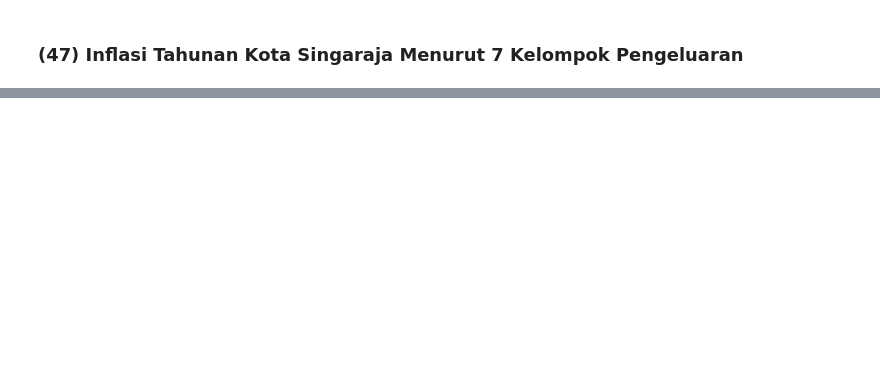
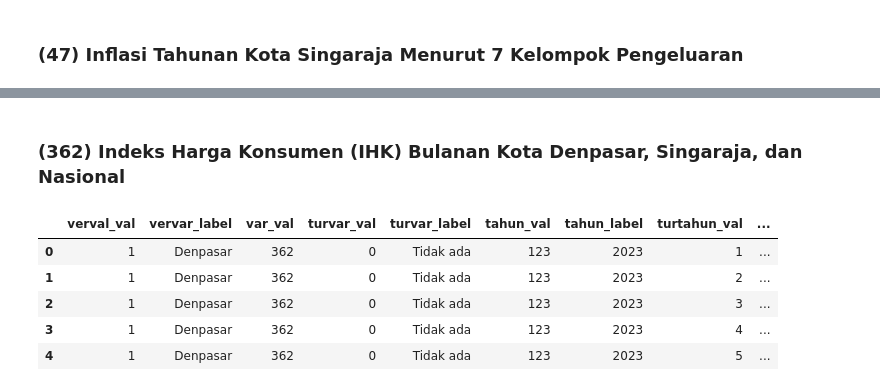
Before and after one commit to YudiHardiyanta/sdi, a Jupyter notebook: Nisa/code.ipynb, the cells around one changed output, grey strips where cells are left out. Cells and saved outputs as stored; diff of their text form; code cells hidden in the pictures; blank space fills up the shorter version.

```diff
--- a/Nisa/code.ipynb
+++ b/Nisa/code.ipynb
@@ -167,0 +246,13 @@ data47_tb.to_excel(f'output/data_{varId}.xlsx', index=False)
+# %% [markdown]
+### (362) Indeks Harga Konsumen (IHK) Bulanan Kota Denpasar, Singaraja, dan Nasional
+# %%
+varId = 362
+data362=getDataByVarId(domain='5100',varId=varId)
+data362.head()
+# %% [output]
+|  | verval_val | vervar_label | var_val | turvar_val | turvar_label | tahun_val | tahun_label | turtahun_val | ... |
+| 0 | 1 | Denpasar | 362 | 0 | Tidak ada | 123 | 2023 | 1 | ... |
+| 1 | 1 | Denpasar | 362 | 0 | Tidak ada | 123 | 2023 | 2 | ... |
+| 2 | 1 | Denpasar | 362 | 0 | Tidak ada | 123 | 2023 | 3 | ... |
+| 3 | 1 | Denpasar | 362 | 0 | Tidak ada | 123 | 2023 | 4 | ... |
+| 4 | 1 | Denpasar | 362 | 0 | Tidak ada | 123 | 2023 | 5 | ... |
```
Also changed, not shown: parts of 11 cells of this notebook, 3 other files.
